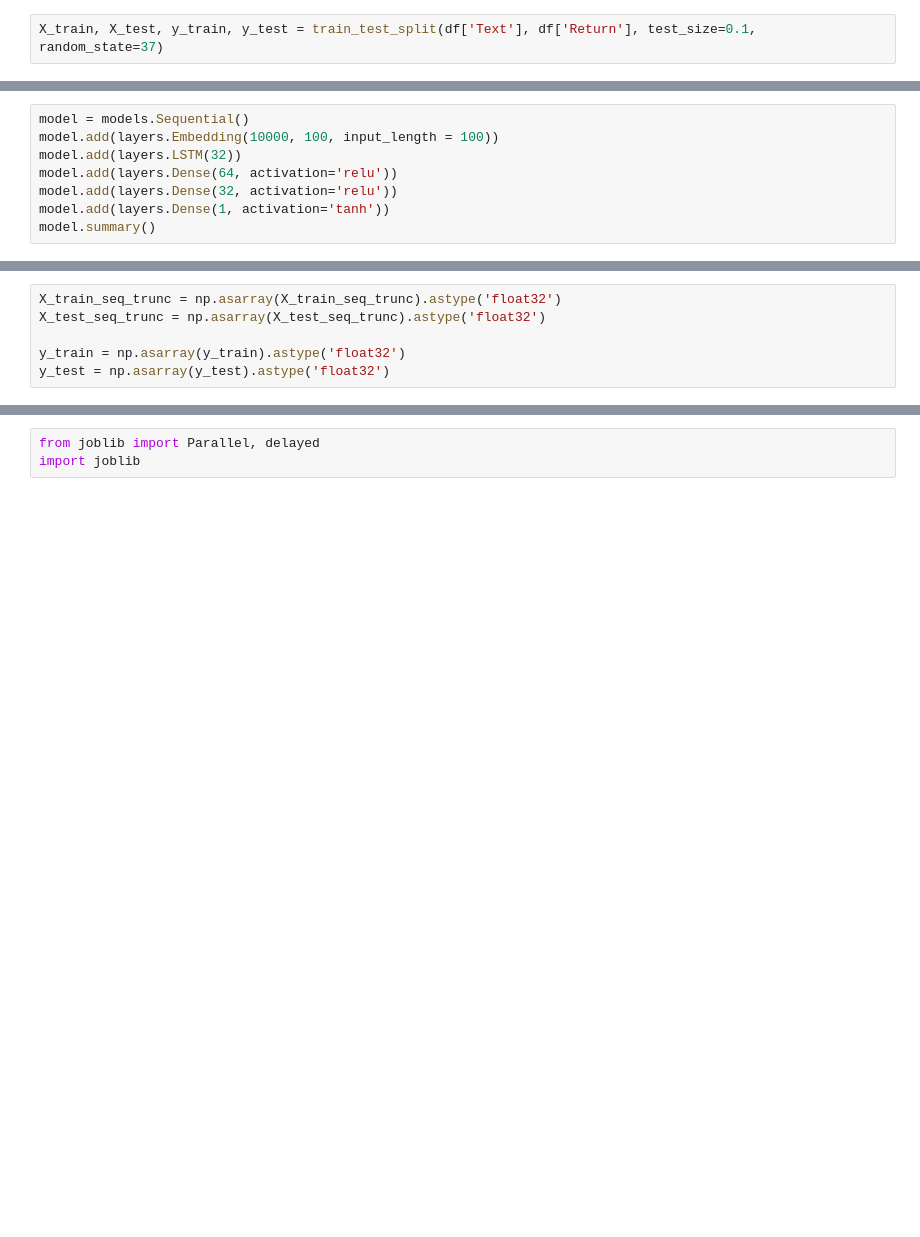
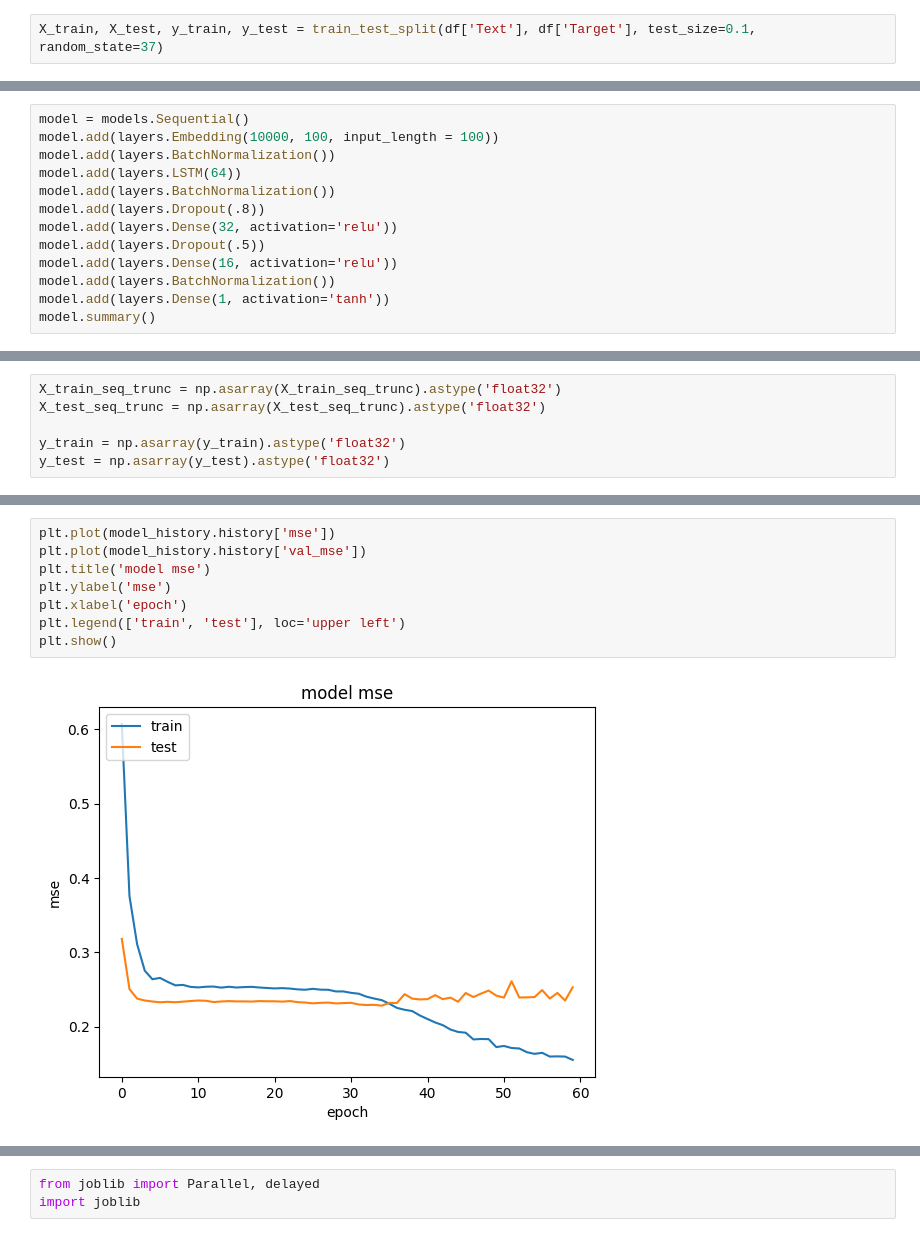
Before and after one commit to NGala540/NewsInfluencePrediction, a Jupyter notebook: Exploratory analysis and model.ipynb, the cells around one changed output, grey strips where cells are left out. Saved outputs shown, nothing was run; the diff lists cells and outputs as text; blank space fills up the shorter version.

```diff
--- a/Exploratory analysis and model.ipynb
+++ b/Exploratory analysis and model.ipynb
@@ -383,2 +395,2 @@ df
 # %%
-X_train, X_test, y_train, y_test = train_test_split(df['Text'], df['Return'], test_size=0.1, random_state=37)
+X_train, X_test, y_train, y_test = train_test_split(df['Text'], df['Target'], test_size=0.1, random_state=37)
@@ -513,9 +521,14 @@ for w, i in tk.word_index.items():
 # %%
 model = models.Sequential()
 model.add(layers.Embedding(10000, 100, input_length = 100))
-model.add(layers.LSTM(32))
-model.add(layers.Dense(64, activation='relu'))
+model.add(layers.BatchNormalization())
+model.add(layers.LSTM(64))
+model.add(layers.BatchNormalization())
+model.add(layers.Dropout(.8))
 model.add(layers.Dense(32, activation='relu'))
+model.add(layers.Dropout(.5))
+model.add(layers.Dense(16, activation='relu'))
+model.add(layers.BatchNormalization())
 model.add(layers.Dense(1, activation='tanh'))
 model.summary()
 # %% [output]
@@ -591,0 +600,10 @@ Epoch 15/15
+# %%
+plt.plot(model_history.history['mse'])
+plt.plot(model_history.history['val_mse'])
+plt.title('model mse')
+plt.ylabel('mse')
+plt.xlabel('epoch')
+plt.legend(['train', 'test'], loc='upper left')
+plt.show()
+# %% [output]
+[figure, added]
```
Also changed, not shown: parts of 25 cells of this notebook, 5 other files.
